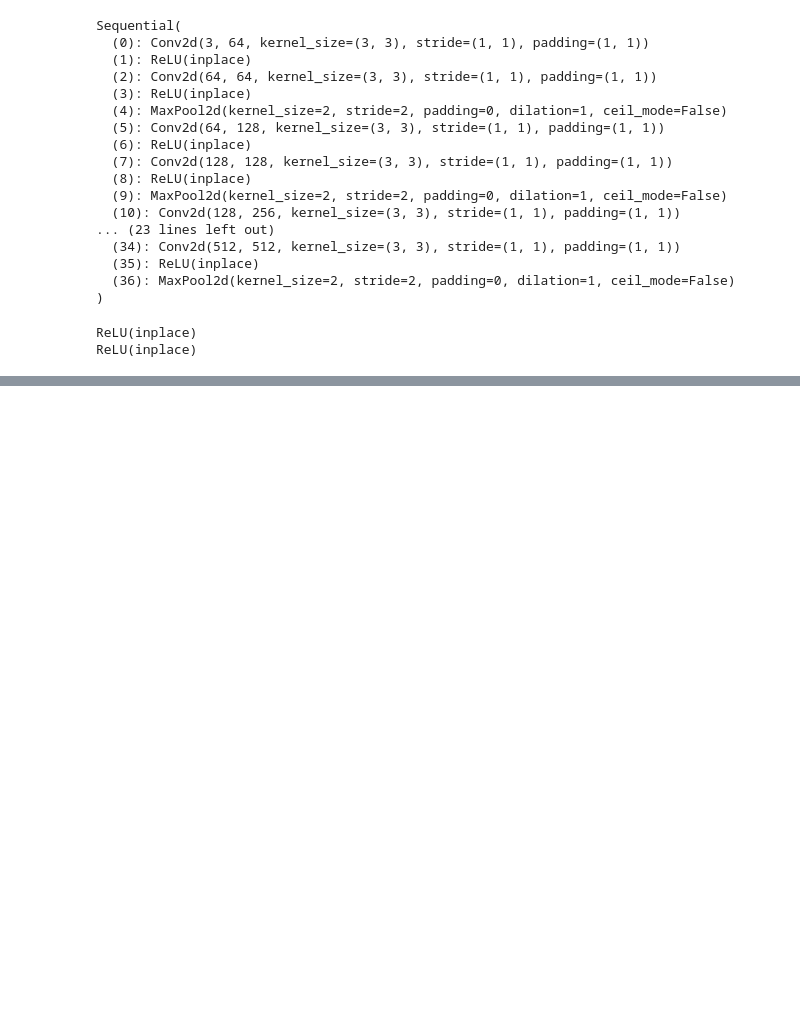
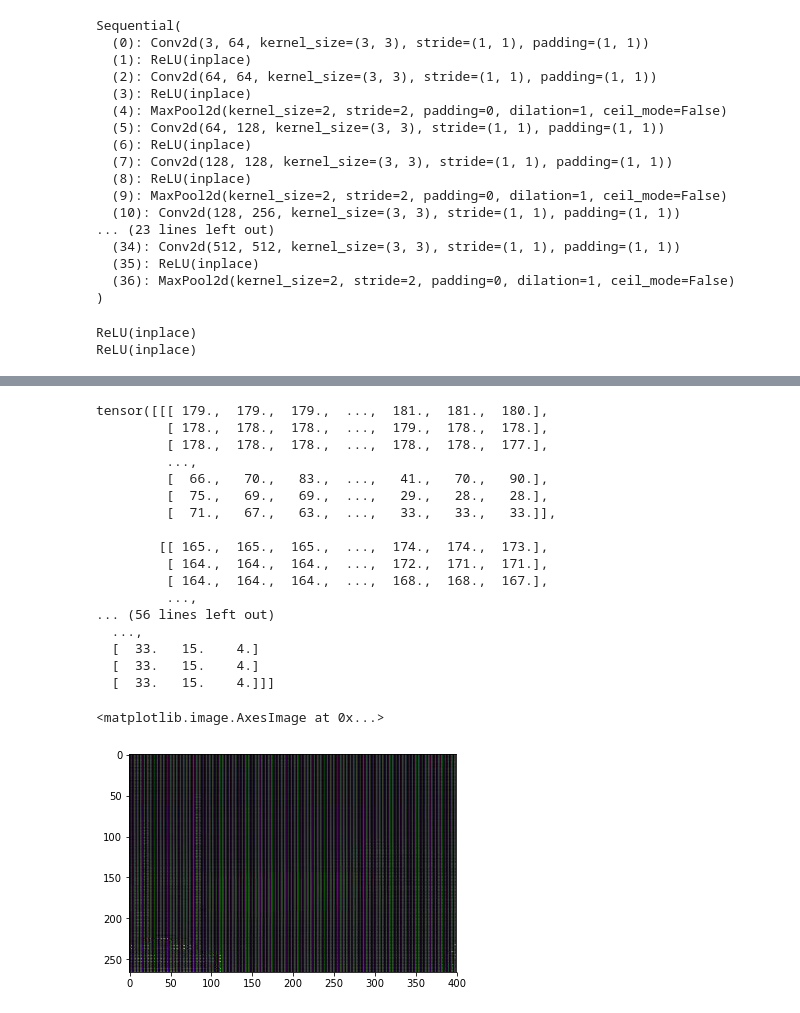
Before and after one commit to rassilon712/Neural_Color_Transfer, a Jupyter notebook: Neural_Color_Transfer.ipynb, the cells around one changed output, grey strips where cells are left out. Drawn from its saved outputs; the diff is of its cells as text; code cells hidden in the pictures; blank space fills up the shorter version.

```diff
--- a/Neural_Color_Transfer.ipynb
+++ b/Neural_Color_Transfer.ipynb
@@ -52,8 +50,3 @@ imshow(imgR)
 # %% [output]
 <matplotlib.image.AxesImage at 0x...>
 [figure]
-# %%
-imgS = torchvision.transforms.ToTensor()
-print(imgS)
-imgR = torchvision.transforms.ToTensor()
-print(imgR)
@@ -62,0 +53,7 @@ print(imgR)
+# %%
+#imgST = torchvision.transforms.ToTensor()
+imgST = torch.from_numpy(np.flip(imgS.transpose((2, 0, 1)),axis=0).copy()).unsqueeze(0)
+print(imgST)
+#imgRT = torchvision.transforms.ToTensor()
+imgRT = torch.from_numpy(np.flip(imgR.transpose((2, 0, 1)),axis=0).copy()).unsqueeze(0)
+print(imgRT)
@@ -110,0 +120,31 @@ TypeError: Variable data has to be a tensor, but got ToTensor
+# %%
+reS = relu_1(Variable(imgST.float(),requires_grad=False)).squeeze(0)
+#print(reS)
+#print(reS.size)
+reSnp = reS.numpy()
+reSnp = reSnp.transpose(1,2,0)
+#print(reSnp)
+reSnpImg = Image.fromarray(reSnp,'RGB')
+reSnpImg.save('processImage/reSnpImg.jpg')
+reSnpImg = imread('processImage/reSnpImg.jpg')
+imshow(reSnpImg)
+# %% [output]
+tensor([[[ 179.,  179.,  179.,  ...,  181.,  181.,  180.],
+         [ 178.,  178.,  178.,  ...,  179.,  178.,  178.],
+         [ 178.,  178.,  178.,  ...,  178.,  178.,  177.],
+         ...,
+         [  66.,   70.,   83.,  ...,   41.,   70.,   90.],
+         [  75.,   69.,   69.,  ...,   29.,   28.,   28.],
+         [  71.,   67.,   63.,  ...,   33.,   33.,   33.]],
+
+        [[ 165.,  165.,  165.,  ...,  174.,  174.,  173.],
+         [ 164.,  164.,  164.,  ...,  172.,  171.,  171.],
+         [ 164.,  164.,  164.,  ...,  168.,  168.,  167.],
+         ...,
+... (56 lines left out)
+  ...,
+  [  33.   15.    4.]
+  [  33.   15.    4.]
+  [  33.   15.    4.]]]
+<matplotlib.image.AxesImage at 0x...>
+[figure, added]
```
Also changed, not shown: parts of 5 cells of this notebook, 2 other files.
